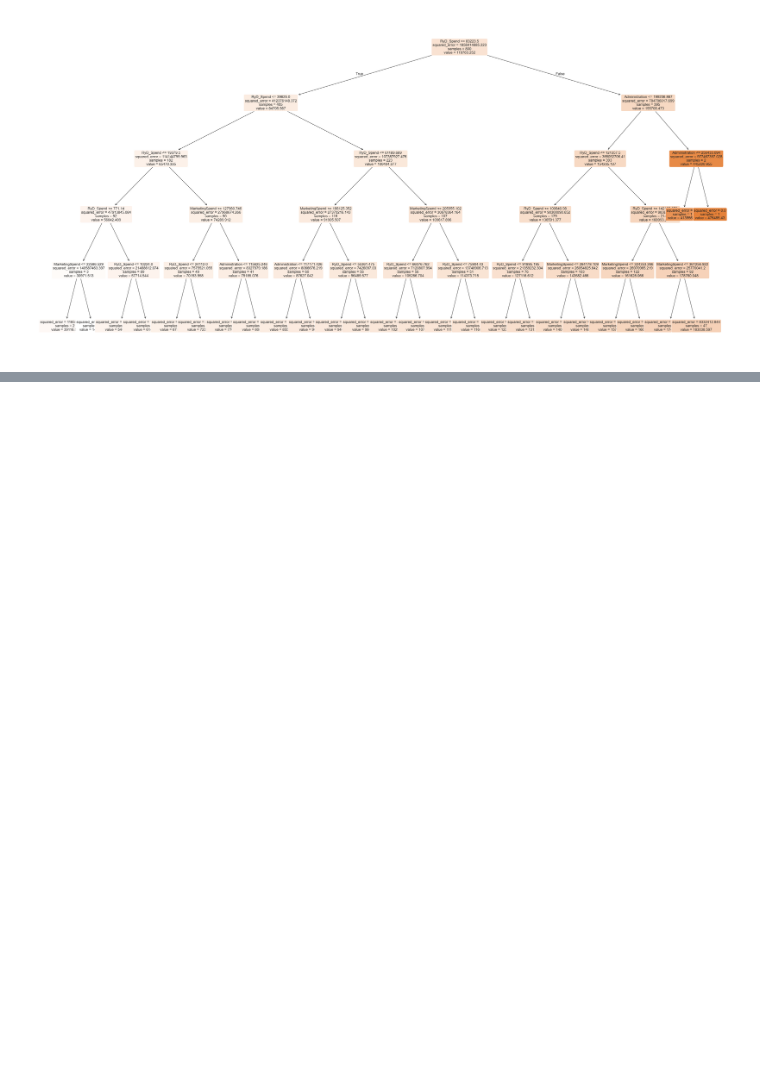
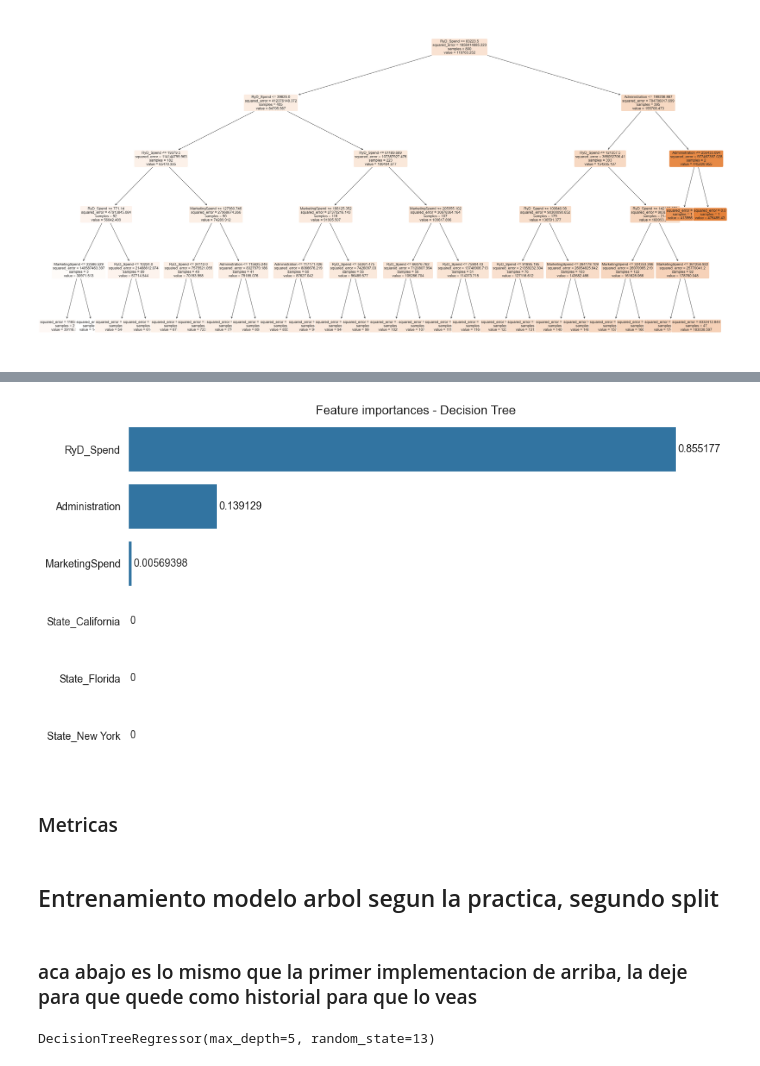
Before and after one commit to Fabrote/Classification-and-Regression-Trees, a Jupyter notebook: MD-TP2_TAPIA-PALACIO.ipynb, the cells around one changed output, grey strips where cells are left out. Drawn from its saved outputs; the diff is of its cells as text; code cells hidden in the pictures; blank space fills up the shorter version.

```diff
--- a/MD-TP2_TAPIA-PALACIO.ipynb
+++ b/MD-TP2_TAPIA-PALACIO.ipynb
@@ -362,0 +466,31 @@ plt.show()
+# %%
+# Creo un df con dos columnas -> Caracteristica y ganacia de información
+features_df = pd.DataFrame({'features': feat_names,
+                            'importances': tree_simple.feature_importances_ })
+
+# Ordeno en base a la importancia
+features_df_sorted = features_df.sort_values(by='importances', ascending=False)
+
+g = sns.barplot(data=features_df_sorted, x='importances', y ='features')
+sns.despine(bottom = True, left = True)
+g.set_title('Feature importances - Decision Tree')
+g.set(xlabel=None, ylabel=None, xticks=[])
+for value in g.containers:
+    g.bar_label(value, padding=2)
+# %% [output]
+[figure, added]
+# %% [markdown]
+### Metricas
+# %% [markdown]
+## Entrenamiento modelo arbol segun la practica, segundo split
+# %% [markdown]
+### aca abajo es lo mismo que la primer implementacion de arriba, la deje para que quede como historial para que lo veas
+# %%
+# Selección del modelo: hiperparámetros
+tree_reg_2 = DecisionTreeRegressor(max_depth=5, criterion='squared_error',
+                                 min_samples_leaf=1, min_samples_split=2,
+                                 random_state=13)
+# Entrenamiento
+tree_reg_2.fit(X_test_seg, y_test_seg)
+# %% [output]
+DecisionTreeRegressor(max_depth=5, random_state=13)
```
Also changed, not shown: parts of 15 cells of this notebook, 3 other files.
